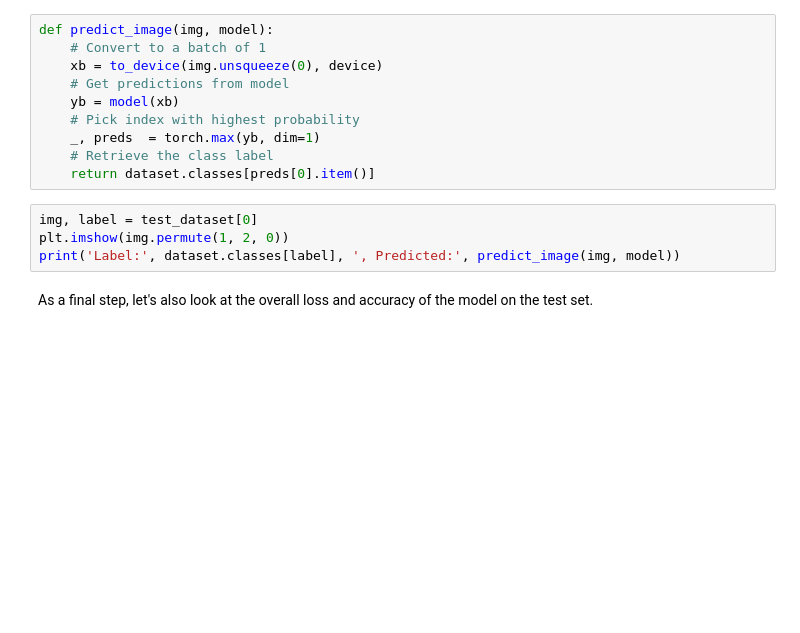
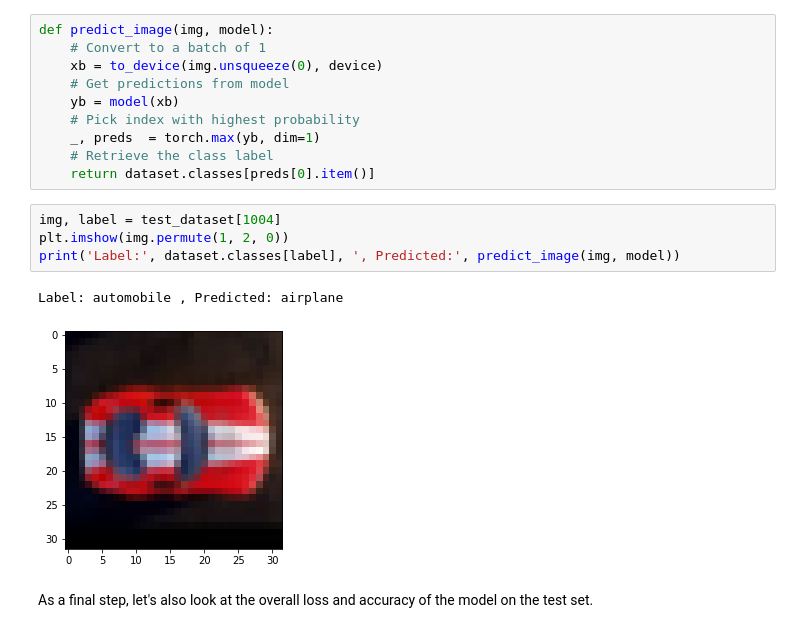
Before and after one commit to Pokealimit/Learning_CNN, a Jupyter notebook: cifar10_torch.ipynb, the cells around one changed output. Drawn from its saved outputs; the diff is of its cells as text; blank space fills up the shorter version.

```diff
--- a/cifar10_torch.ipynb
+++ b/cifar10_torch.ipynb
@@ -651,9 +692,12 @@ def predict_image(img, model):
     # Retrieve the class label
     return dataset.classes[preds[0].item()]
 # %%
-img, label = test_dataset[0]
+img, label = test_dataset[1004]
 plt.imshow(img.permute(1, 2, 0))
 print('Label:', dataset.classes[label], ', Predicted:', predict_image(img, model))
+# %% [output]
+Label: automobile , Predicted: airplane
+[figure, added]
 # %% [markdown]
 As a final step, let's also look at the overall loss and accuracy of the model on the test set.
 # %%
```
Also changed, not shown: parts of 9 cells of this notebook.
